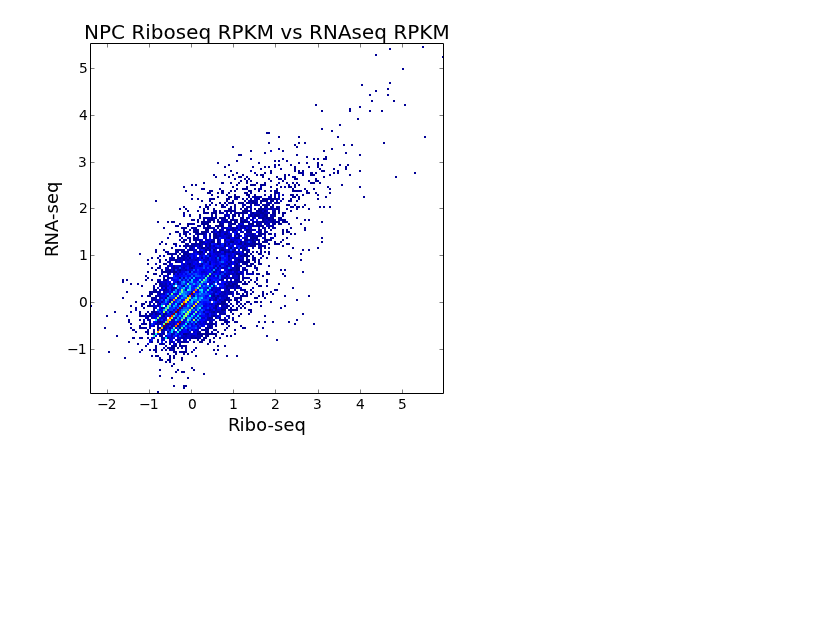
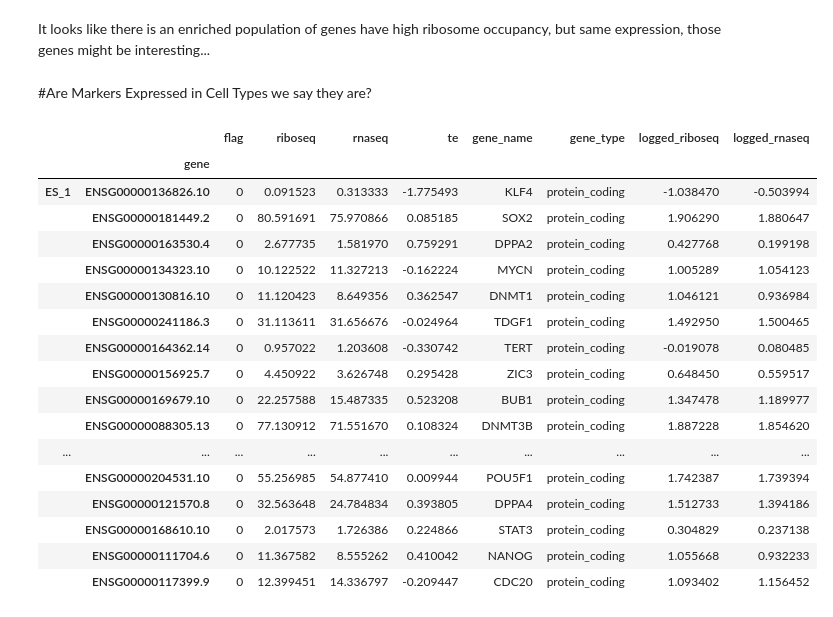
Before and after one commit to gpratt/iPython_Notebook, a Jupyter notebook: es_riboseq_translational_efficency.ipynb, the cells around one changed output. Drawn from its saved outputs; the diff is of its cells as text; code cells hidden in the pictures; blank space fills up the shorter version.

```diff
--- a/es_riboseq_translational_efficency.ipynb
+++ b/es_riboseq_translational_efficency.ipynb
@@ -81,14 +119,37 @@ with Figure(os.path.join(img_dir, "rnaseq_vs_riboseq_plot.svg"), figsize=(6,6))
-# %%
-#riboseq["logged_riboseq"] = riboseq.riboseq.apply(log10)
-#riboseq["logged_rnaseq"] = riboseq.rnaseq.apply(log10)
-riboseq = riboseq[(riboseq.logged_riboseq != np.NINF) & (riboseq.logged_rnaseq != np.NINF) ]
+# %% [markdown]
+It looks like there is an enriched population of genes have high ribosome occupancy, but same expression, those genes might be interesting...
 # %%
 with Figure(os.path.join(img_dir, "rnaseq_vs_riboseq_heatmap.svg"), figsize=(6,6)) as fig:
-    ax = fig.add_subplot(1,1,1)
-    x = ax.hist2d(riboseq.logged_riboseq, riboseq.logged_rnaseq, bins=175, norm=Normalize(), cmin=1, vmin=0, vmax=45)
-    #fig.colorbar()
-    ax.set_xlabel("Ribo-seq", fontsize=18)
-    ax.set_ylabel("RNA-seq", fontsize=18)
-    ax.set_title("NPC Riboseq RPKM vs RNAseq RPKM")
+    experiments = sorted(set(riboseq.index.get_level_values(0)))
+    for x, experiment in enumerate(experiments):
+        ax = fig.add_subplot(2,len(experiments) / 2, x + 1)
+        x = ax.hist2d(riboseq_logged.ix[experiment].logged_riboseq, riboseq_logged.ix[experiment].logged_rnaseq, bins=175, norm=Normalize(), cmin=1, vmin=0, vmax=45)
+        ax.set_xlabel("Ribo-seq", fontsize=18)
+        ax.set_ylabel("RNA-seq", fontsize=18)
+        ax.set_title(experiment + "Riboseq RPKM vs RNAseq RPKM")
+        break
-# %% [output]
-[figure, removed]
+# %% [markdown]
+#Are Markers Expressed in Cell Types we say they are?
+# %%
+markers = pd.read_csv('/nas3/gpratt/projects/es_riboseq/gene_list_for_linages.csv')
+# %%
+HTML(riboseq.ix[['ES_1', 'ES_2']][riboseq.ix[["ES_1", 'ES_2']].gene_name.isin(markers['ES Markers'].dropna())].to_html())
+# %% [output]
+|  |  | flag | riboseq | rnaseq | te | gene_name | gene_type | logged_riboseq | logged_rnaseq |
+|  | gene |  |  |  |  |  |  |  |  |
+| ES_1 | ENSG00000136826.10 | 0 | 0.091523 | 0.313333 | -1.775493 | KLF4 | protein_coding | -1.038470 | -0.503994 |
+|  | ENSG00000181449.2 | 0 | 80.591691 | 75.970866 | 0.085185 | SOX2 | protein_coding | 1.906290 | 1.880647 |
+|  | ENSG00000163530.4 | 0 | 2.677735 | 1.581970 | 0.759291 | DPPA2 | protein_coding | 0.427768 | 0.199198 |
+|  | ENSG00000134323.10 | 0 | 10.122522 | 11.327213 | -0.162224 | MYCN | protein_coding | 1.005289 | 1.054123 |
+|  | ENSG00000130816.10 | 0 | 11.120423 | 8.649356 | 0.362547 | DNMT1 | protein_coding | 1.046121 | 0.936984 |
+|  | ENSG00000241186.3 | 0 | 31.113611 | 31.656676 | -0.024964 | TDGF1 | protein_coding | 1.492950 | 1.500465 |
+|  | ENSG00000164362.14 | 0 | 0.957022 | 1.203608 | -0.330742 | TERT | protein_coding | -0.019078 | 0.080485 |
+|  | ENSG00000156925.7 | 0 | 4.450922 | 3.626748 | 0.295428 | ZIC3 | protein_coding | 0.648450 | 0.559517 |
+|  | ENSG00000169679.10 | 0 | 22.257588 | 15.487335 | 0.523208 | BUB1 | protein_coding | 1.347478 | 1.189977 |
+|  | ENSG00000088305.13 | 0 | 77.130912 | 71.551670 | 0.108324 | DNMT3B | protein_coding | 1.887228 | 1.854620 |
+| ... | ... | ... | ... | ... | ... | ... | ... | ... | ... |
+|  | ENSG00000204531.10 | 0 | 55.256985 | 54.877410 | 0.009944 | POU5F1 | protein_coding | 1.742387 | 1.739394 |
+|  | ENSG00000121570.8 | 0 | 32.563648 | 24.784834 | 0.393805 | DPPA4 | protein_coding | 1.512733 | 1.394186 |
+|  | ENSG00000168610.10 | 0 | 2.017573 | 1.726386 | 0.224866 | STAT3 | protein_coding | 0.304829 | 0.237138 |
+|  | ENSG00000111704.6 | 0 | 11.367582 | 8.555262 | 0.410042 | NANOG | protein_coding | 1.055668 | 0.932233 |
+|  | ENSG00000117399.9 | 0 | 12.399451 | 14.336797 | -0.209447 | CDC20 | protein_coding | 1.093402 | 1.156452 |
```
Also changed, not shown: parts of 24 cells of this notebook, 13 other files.
